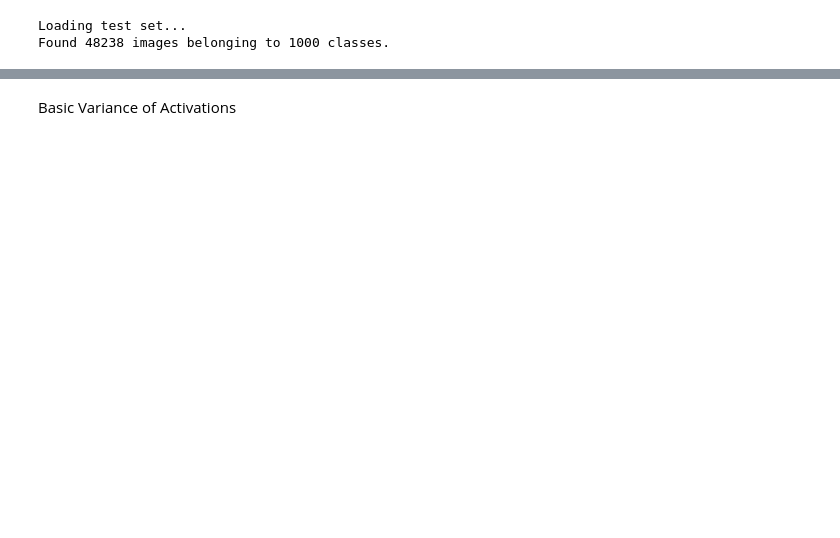
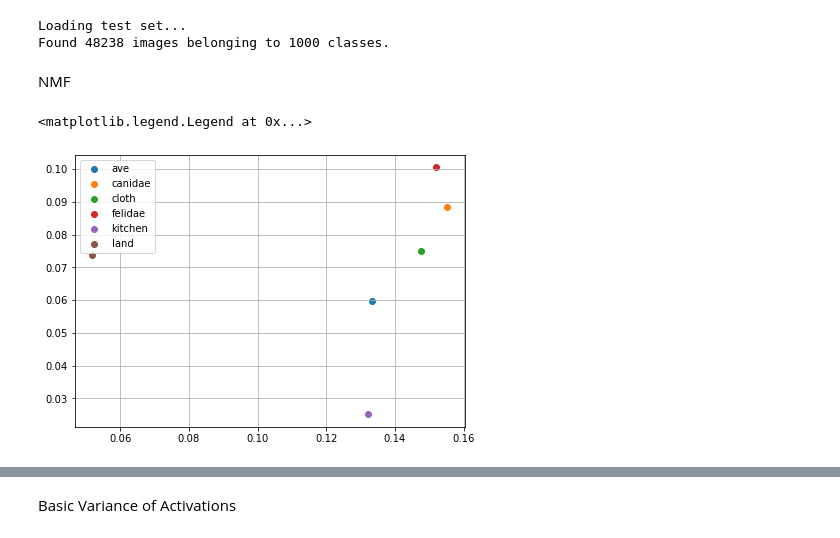
Before and after one commit to mazabdul7/msc_attention_project, a Jupyter notebook: class_var.ipynb, the cells around one changed output, grey strips where cells are left out. Cells and saved outputs as stored; diff of their text form; code cells hidden in the pictures; blank space fills up the shorter version.

```diff
--- a/class_var.ipynb
+++ b/class_var.ipynb
@@ -74,0 +71,50 @@ activations = tf.reshape(activations, [activations.shape[0],-1]).numpy()
+# %% [markdown]
+NMF
+# %%
+n_comp = 3
+model = sklearn.decomposition.NMF(n_components=n_comp, init='nndsvda', random_state=0, max_iter=300)
+o_dict = {}
+w_dict = {}
+
+for j, od in enumerate(ord_dict.keys()):
+    print(f'----{j}-----')
+    arr_dict = {}
+    for i in range(n_comp):
+        arr_dict[i] = []
+    ov_arr = []
+    w_arr = []
+    for i, cl in enumerate(ord_dict[od]):
+        if i%20 ==0:
+            print(f"{i}/{len(ord_dict[od])}")
+        test_set.set_target_sampling([cl], [1])
+        activations = intermediate_layer_model.predict(test_set, steps=test_set.n//test_set.batch_size, verbose=0)
+        activations = tf.reshape(activations, [activations.shape[0],-1]).numpy()
+        W = model.fit_transform(activations)
+        H = model.components_
+        for i in range(n_comp):
+            arr_dict[i].append(H[i, :].T)
+        w_arr.append(np.var(W, axis=0)) # Store the average variance of each topic
+    for i in range(n_comp):
+        arr_dict[i] = np.vstack(arr_dict[i])
+    w_arr = np.vstack(w_arr)
+    w_dict[od] = np.mean(w_arr, axis=0)
+
+    pca = PCA(1)
+    for i in range(n_comp):
+        el = arr_dict[i] - np.mean(arr_dict[i], axis=0)
+        reduced = pca.fit(el)
+        ov_arr.append(reduced.explained_variance_ratio_[0])
+    o_dict[od] = ov_arr
+# %%
+o_dict = dict(sorted(o_dict.items()))
+w_dict = dict(sorted(w_dict.items()))
+acc_dict = dict(sorted(acc_dict.items()))
+# %%
+fig, ax = plt.subplots(figsize=(7,5))
+for i, cl in enumerate(w_dict.keys()):
+    ax.scatter( w_dict[cl][0], w_dict[cl][1],label=cl)
+plt.grid()
+ax.legend()
+# %% [output]
+<matplotlib.legend.Legend at 0x...>
+[figure, added]
```
Also changed, not shown: parts of 47 cells of this notebook, 9 other files.
